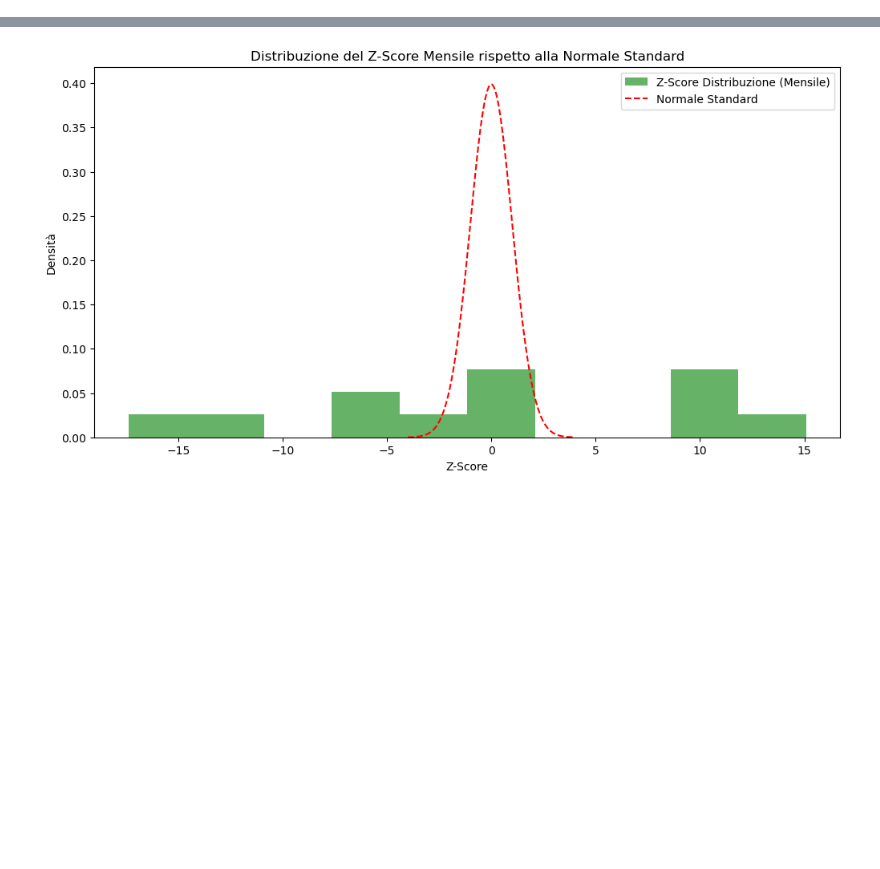
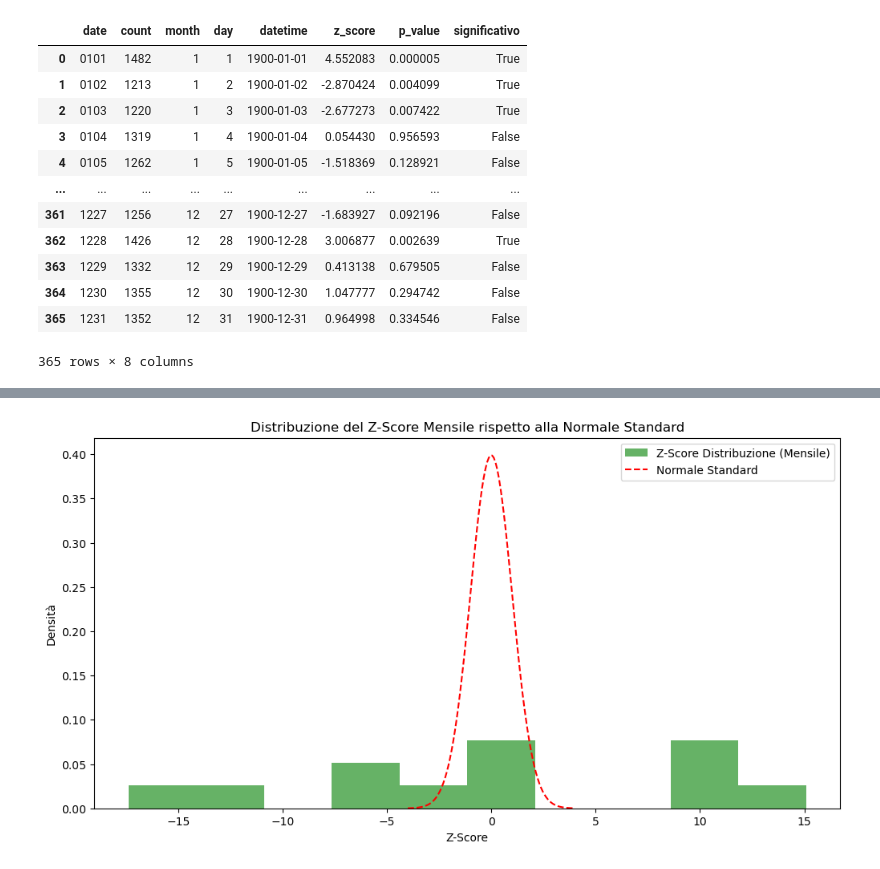
Before and after one commit to MrPiada/data-analysis-swiss-knife, a Jupyter notebook: birthday_problem/birthdays.ipynb, the cells around one changed output, grey strips where cells are left out. Saved outputs shown, nothing was run; the diff lists cells and outputs as text; code cells hidden in the pictures; blank space fills up the shorter version.

```diff
--- a/notebooks/birthdays.ipynb
+++ b/birthday_problem/birthdays.ipynb
@@ -1,3 +1,19 @@
+# %%
+df
+# %% [output]
+|  | date | count | month | day | datetime | z_score | p_value | significativo |
+| 0 | 0101 | 1482 | 1 | 1 | 1900-01-01 | 4.552083 | 0.000005 | True |
+| 1 | 0102 | 1213 | 1 | 2 | 1900-01-02 | -2.870424 | 0.004099 | True |
+| 2 | 0103 | 1220 | 1 | 3 | 1900-01-03 | -2.677273 | 0.007422 | True |
+| 3 | 0104 | 1319 | 1 | 4 | 1900-01-04 | 0.054430 | 0.956593 | False |
+| 4 | 0105 | 1262 | 1 | 5 | 1900-01-05 | -1.518369 | 0.128921 | False |
+| ... | ... | ... | ... | ... | ... | ... | ... | ... |
+| 361 | 1227 | 1256 | 12 | 27 | 1900-12-27 | -1.683927 | 0.092196 | False |
+| 362 | 1228 | 1426 | 12 | 28 | 1900-12-28 | 3.006877 | 0.002639 | True |
+| 363 | 1229 | 1332 | 12 | 29 | 1900-12-29 | 0.413138 | 0.679505 | False |
+| 364 | 1230 | 1355 | 12 | 30 | 1900-12-30 | 1.047777 | 0.294742 | False |
+| 365 | 1231 | 1352 | 12 | 31 | 1900-12-31 | 0.964998 | 0.334546 | False |
+365 rows × 8 columns
 # %%
 import pandas as pd
 import numpy as np
```
Also changed, not shown: parts of 1 cell of this notebook.
